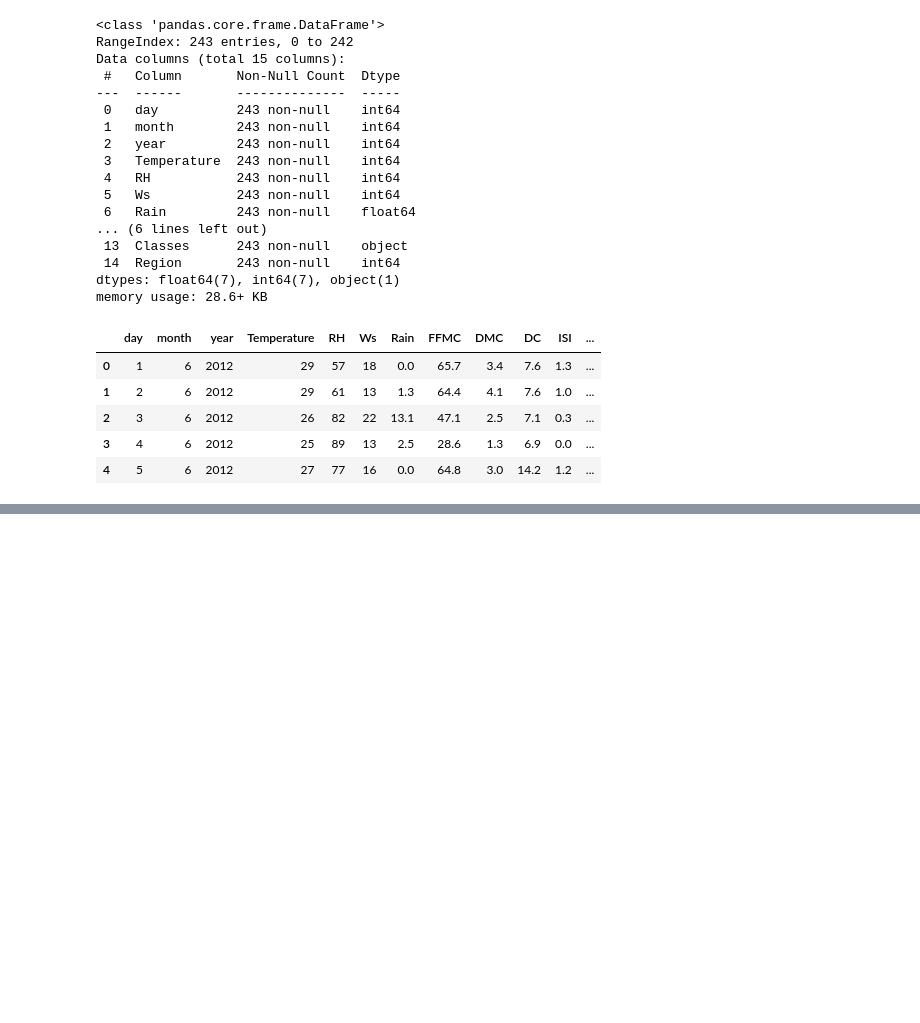
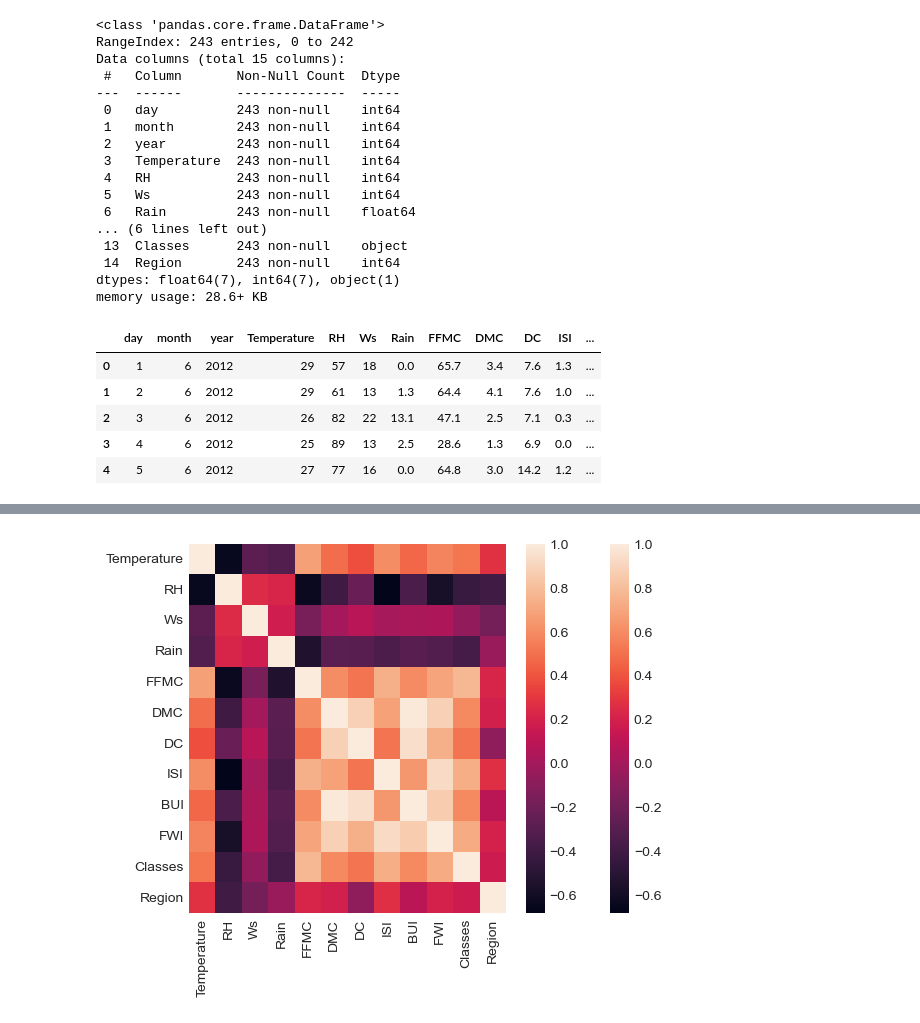
Before and after one commit to DevSrivastava02/Algerian-forest-fires-analysis, a Jupyter notebook: Project1.ipynb, the cells around one changed output, grey strips where cells are left out. Saved outputs shown, nothing was run; the diff lists cells and outputs as text; code cells hidden in the pictures; blank space fills up the shorter version.

```diff
--- a/Project1.ipynb
+++ b/Project1.ipynb
@@ -224,0 +300,8 @@ df.head()
+# %%
+#  Correlation
+correation=data_copy.corr()
+# %%
+sns.heatmap(correation)
+plt.show()
+# %% [output]
+[figure, added]
```
Also changed, not shown: parts of 13 cells of this notebook.
